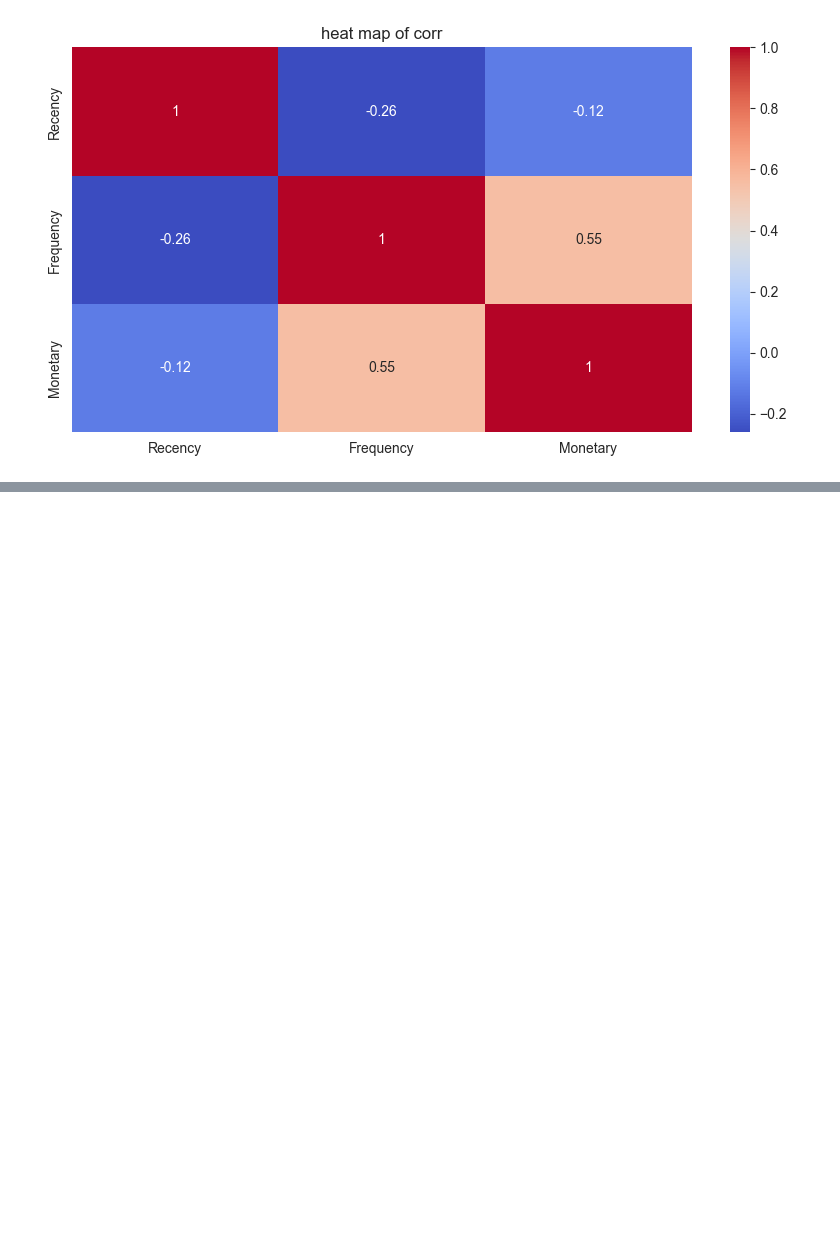
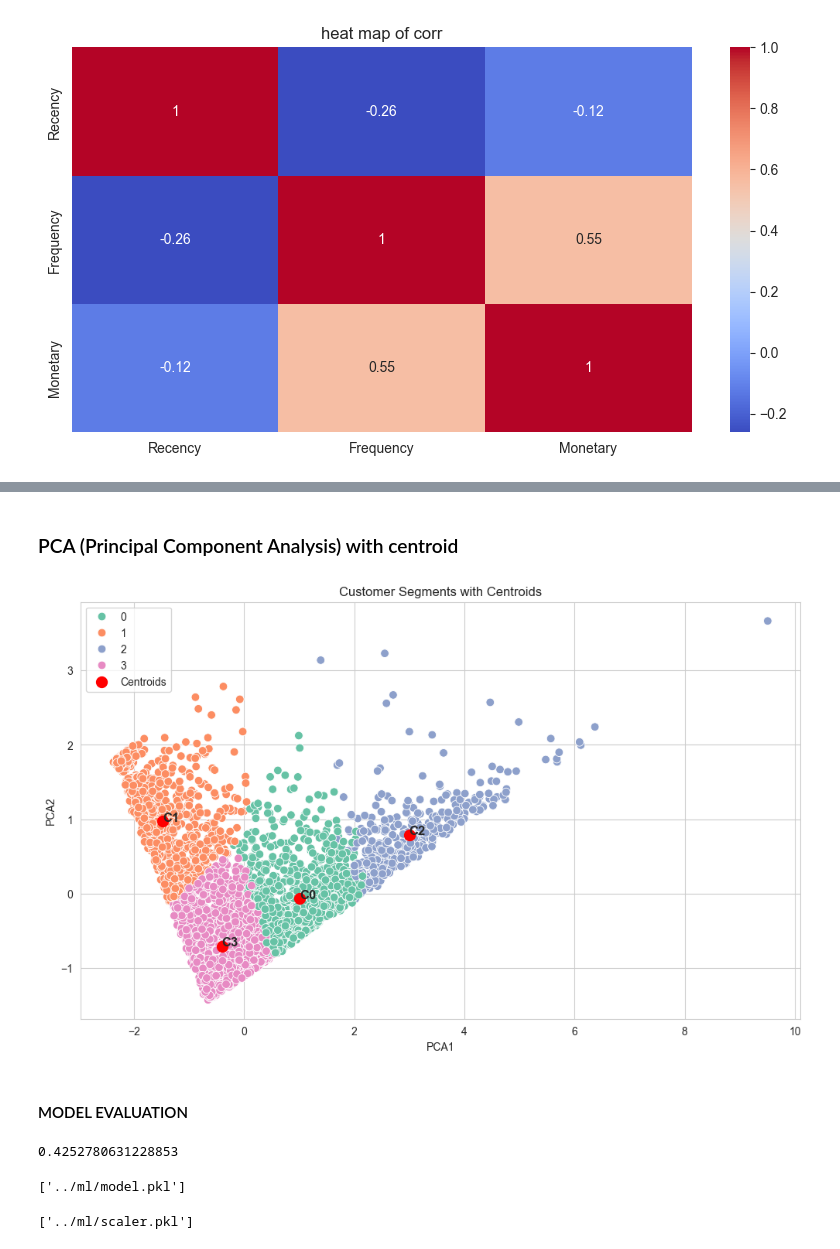
Before and after one commit to Sk2059/customer-segmentation-django-ml, a Jupyter notebook: notebooks/segmentation.ipynb, the cells around one changed output, grey strips where cells are left out. Cells and saved outputs as stored; diff of their text form; code cells hidden in the pictures; blank space fills up the shorter version.

```diff
--- a/notebooks/segmentation.ipynb
+++ b/notebooks/segmentation.ipynb
@@ -226,0 +338,38 @@ plt.show()
+# %% [markdown]
+### PCA (Principal Component Analysis) with centroid
+# %%
+centroids = kmeans.cluster_centers_
+centroids_pca = pca.transform(centroids)
+# %%
+plt.figure(figsize=(12,7))
+sns.scatterplot(
+    x="PCA1",
+    y="PCA2",
+    hue="Cluster",
+    data=pca_df,
+    palette="Set2",
+    s=60
+)
+plt.scatter(
+    centroids_pca[:,0],
+    centroids_pca[:,1],
+    c='red',
+    s=100,
+    marker='o',
+    label='Centroids'
+)
+plt.title("Customer Segments with Centroids")
+for i, point in enumerate(centroids_pca):
+    plt.text(
+        point[0],
+        point[1],
+        f"C{i}",
+        fontsize=12,
+        weight='bold'
+    )
+plt.legend()
+plt.show()
+# %% [output]
+[figure, added]
+# %% [markdown]
+#### MODEL EVALUATION
@@ -226,0 +381,18 @@ plt.show()
+# %%
+score
+# %% [output]
+0.4252780631228853
+# %%
+joblib.dump(
+    kmeans,
+    "../ml/model.pkl"
+)
+# %% [output]
+['../ml/model.pkl']
+# %%
+joblib.dump(
+    scaler,
+    "../ml/scaler.pkl"
+)
+# %% [output]
+['../ml/scaler.pkl']
```
Also changed, not shown: parts of 21 cells of this notebook, 4 other files.
